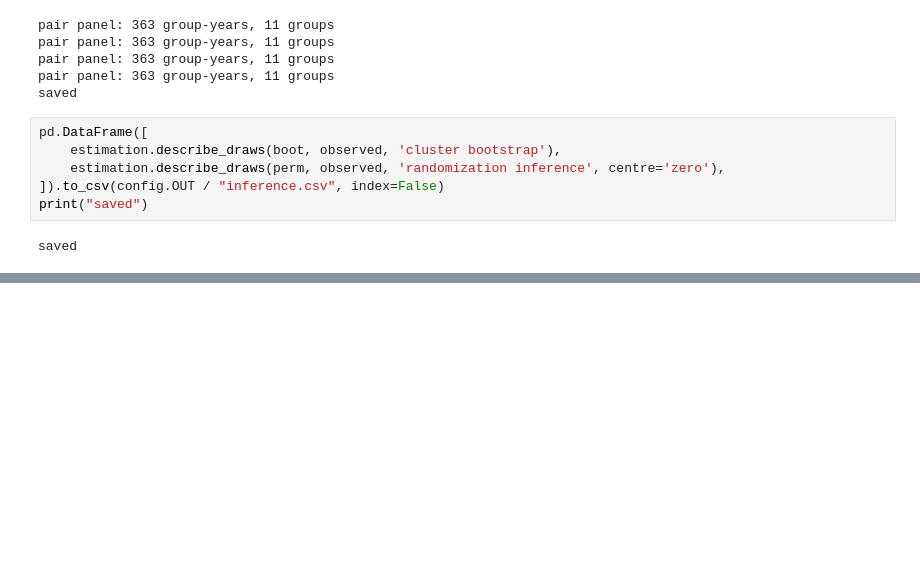
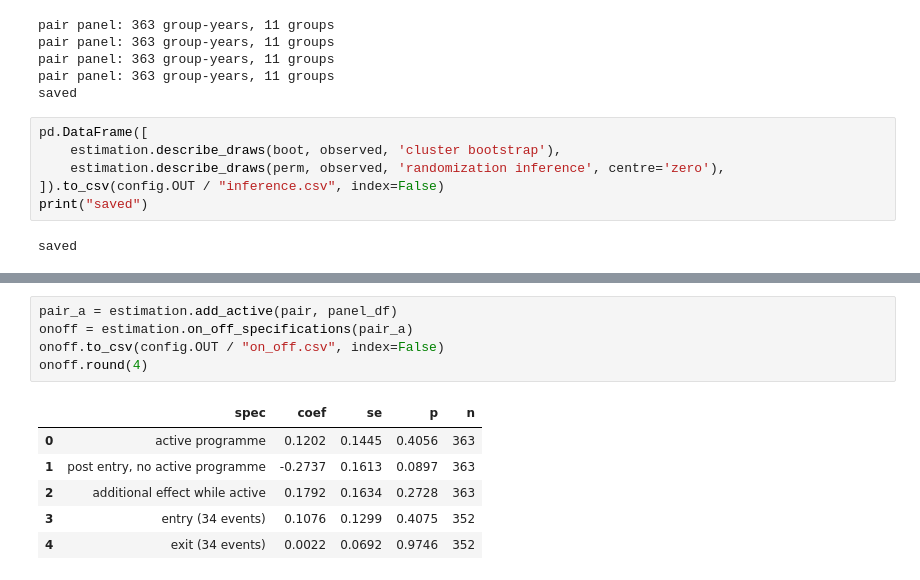
Before and after one commit to KarlMRose/ba-sap-border-did, a Jupyter notebook: notebooks/05_inference.ipynb, the cells around one changed output, grey strips where cells are left out. Saved outputs shown, nothing was run; the diff lists cells and outputs as text; blank space fills up the shorter version.

```diff
--- a/notebooks/05_inference.ipynb
+++ b/notebooks/05_inference.ipynb
@@ -90,0 +111,12 @@ saved
+# %%
+pair_a = estimation.add_active(pair, panel_df)
+onoff = estimation.on_off_specifications(pair_a)
+onoff.to_csv(config.OUT / "on_off.csv", index=False)
+onoff.round(4)
+# %% [output]
+|  | spec | coef | se | p | n |
+| 0 | active programme | 0.1202 | 0.1445 | 0.4056 | 363 |
+| 1 | post entry, no active programme | -0.2737 | 0.1613 | 0.0897 | 363 |
+| 2 | additional effect while active | 0.1792 | 0.1634 | 0.2728 | 363 |
+| 3 | entry (34 events) | 0.1076 | 0.1299 | 0.4075 | 352 |
+| 4 | exit (34 events) | 0.0022 | 0.0692 | 0.9746 | 352 |
```
Also changed, not shown: parts of 8 cells of this notebook, 1 other file.
